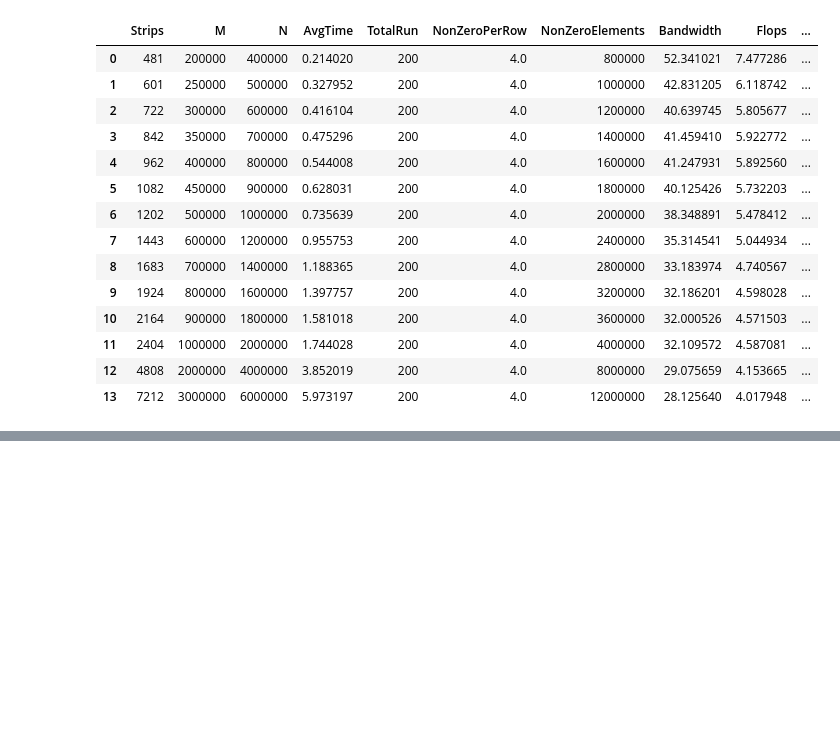
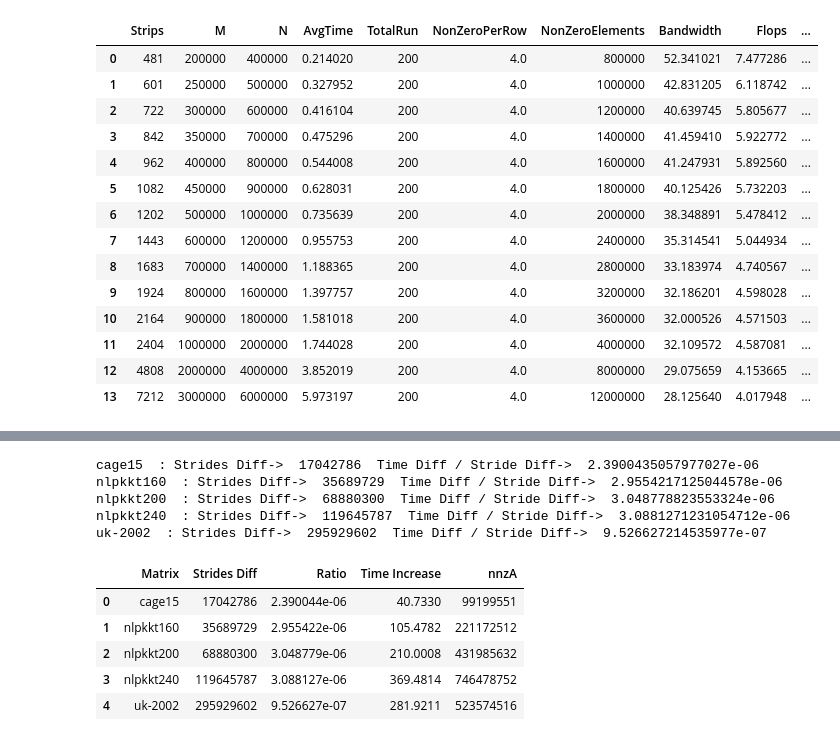
Before and after one commit to marufdsi/Benchmark_SpMV_using_CSR5, a Jupyter notebook: CSR5_SpMV_GPU_Plots.ipynb, the cells around one changed output, grey strips where cells are left out. Saved outputs shown, nothing was run; the diff lists cells and outputs as text; code cells hidden in the pictures; blank space fills up the shorter version.

```diff
--- a/CSR5_SpMV_GPU_Plots.ipynb
+++ b/CSR5_SpMV_GPU_Plots.ipynb
@@ -1024,3 +1029,62 @@ CSR Equation 1: y =  0.5519639152620002  +  0.45554009115927085 * x
 [drawing not drawn]
 <Figure size 432x288 with 0 Axes>
 [drawing not drawn]
+# %%
+strides = [6600703, 7431642, 15110396
+           , 25259298
+           , 34265702
+          ]
+shuffle_strides = [23643489, 43121371, 83990696
+                   , 144905085
+                   , 330195304
+                  ]
+time = [11.465, 22.4518, 44.3052, 72.2036, 41.8879]
+shuffle_time = [52.198, 127.93, 254.306
+                , 441.685
+                , 323.809
+               ]
+nnzA = [99199551, 221172512, 431985632
+        , 746478752
+        , 523574516
+       ]
+matrix = [
+    'cage15'
+    , 'nlpkkt160'
+    , 'nlpkkt200'
+    , 'nlpkkt240'
+    , 'uk-2002'
+]
+strides_diff = []
+ratio = []
+Time_Inc = []
+for i, val in enumerate(strides):
+    strides_diff.append(shuffle_strides[i] - strides[i])
+    ratio.append((shuffle_time[i] - time[i])/(shuffle_strides[i] - strides[i]))
+    Time_Inc.append(shuffle_time[i] - time[i])
+    print(matrix[i], ' : Strides Diff-> ', (shuffle_strides[i] - strides[i]), ' Time Diff / Stride Diff-> ', (shuffle_time[i] - time[i])/(shuffle_strides[i] - strides[i]))
+
+
+df = pd.DataFrame()
+df["Matrix"] = matrix
+df["Strides Diff"] = strides_diff
+df["Ratio"] = ratio
+df["Time Increase"] = Time_Inc
+df["nnzA"] = nnzA
+df = df.sort_values(by=["Strides Diff"])
+ax = df.plot(kind='line', x="Strides Diff", y="Ratio")
+
+ax = df.plot(kind='line', x="Strides Diff", marker='o', y="Time Increase")
+ax.set_ylabel('Time in MS')
+df
+# %% [output]
+cage15  : Strides Diff->  17042786  Time Diff / Stride Diff->  2.3900435057977027e-06
+nlpkkt160  : Strides Diff->  35689729  Time Diff / Stride Diff->  2.9554217125044578e-06
+nlpkkt200  : Strides Diff->  68880300  Time Diff / Stride Diff->  3.048778823553324e-06
+nlpkkt240  : Strides Diff->  119645787  Time Diff / Stride Diff->  3.0881271231054712e-06
+uk-2002  : Strides Diff->  295929602  Time Diff / Stride Diff->  9.526627214535977e-07
+|  | Matrix | Strides Diff | Ratio | Time Increase | nnzA |
+| 0 | cage15 | 17042786 | 2.390044e-06 | 40.7330 | 99199551 |
+| 1 | nlpkkt160 | 35689729 | 2.955422e-06 | 105.4782 | 221172512 |
+| 2 | nlpkkt200 | 68880300 | 3.048779e-06 | 210.0008 | 431985632 |
+| 3 | nlpkkt240 | 119645787 | 3.088127e-06 | 369.4814 | 746478752 |
+| 4 | uk-2002 | 295929602 | 9.526627e-07 | 281.9211 | 523574516 |
```
Also changed, not shown: parts of 2 cells of this notebook, 1 other file.
